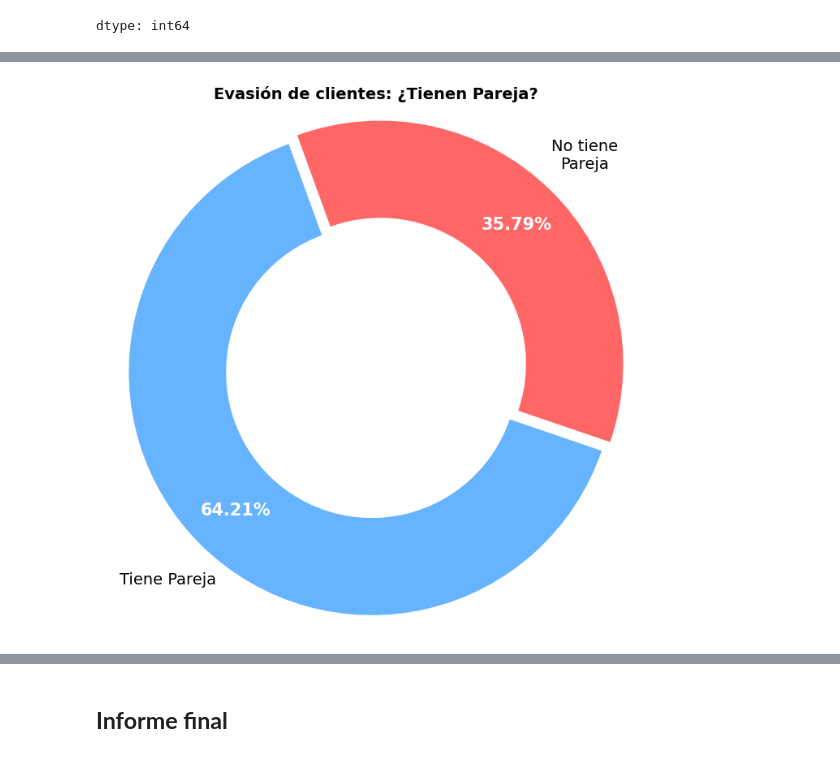
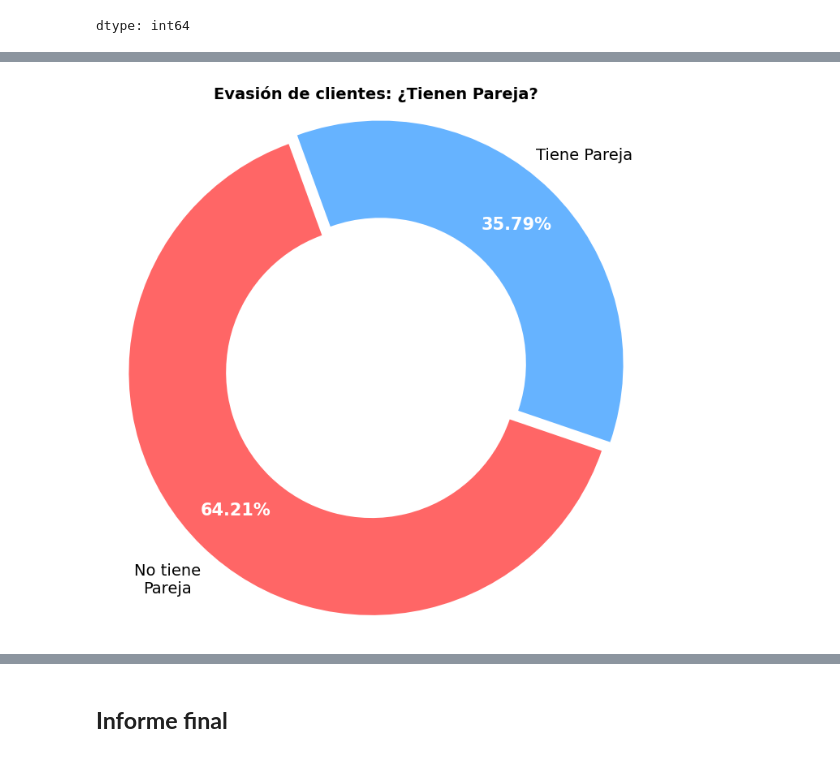
Before and after one commit to DanielRaiicHu/TelecomX, a Jupyter notebook: TelecomX.ipynb, the cells around one changed output, grey strips where cells are left out. Drawn from its saved outputs; the diff is of its cells as text; code cells hidden in the pictures.

```diff
--- a/TelecomX.ipynb
+++ b/TelecomX.ipynb
@@ -537,7 +537,7 @@ wedges, texts, autotexts = ax.pie(
     cliente_evade,
     labels=etiquetas,
     autopct='%1.2f%%',
-    startangle=90,
+    startangle=100,
     colors=[color_si, color_no],
     explode=(0.05, 0),
     textprops= {'fontsize': 14, 'color':'black'}
@@ -563,7 +571,7 @@ plt.show()
 evasion_genero = df_evasion['Genero'].value_counts()
 
 # Crear etiquetas para el gráfico
-etiquetas = ['Masculino', 'Femenino']
+etiquetas = ['Mujeres','Hombres']
 
 # Crear figura y ejes
 fig, ax = plt.subplots(figsize=(7, 7))
@@ -575,7 +583,7 @@ wedges, texts, autotexts = ax.pie(
     labels=etiquetas,
     autopct='%1.2f%%',
     startangle=40,
-    colors=[color_masculino, color_femenino],
+    colors=[color_femenino, color_masculino],
     explode=(0.05, 0),
     textprops= {'fontsize': 14, 'color':'black'},
     wedgeprops={'width': 0.4},
@@ -602,7 +618,7 @@ plt.show()
 evasion_adulto_m = df_evasion['AdultoMayor'].value_counts()
 
 # Crear etiquetas para el gráfico
-etiquetas = ['Es\nAdulto Mayor', 'No es\nAdulto Mayor']
+etiquetas = ['No es\nAdulto Mayor','Es\nAdulto Mayor']
 
 # Crear figura y ejes
 fig, ax = plt.subplots(figsize=(7, 7))
@@ -614,7 +630,7 @@ wedges, texts, autotexts = ax.pie(
     labels=etiquetas,
     autopct='%1.2f%%',
     startangle=94,
-    colors=[color_si, color_no],
+    colors=[color_no,color_si],
     explode=(0.05, 0),
     textprops= {'fontsize': 14, 'color':'black','ha': 'center'},
     wedgeprops={'width': 0.4},
@@ -640,40 +664,40 @@ plt.show()
 # %%
 # Porcentaje de evasión en clientes con pareja
-cliente_evade = df_evasion['TienePareja'].value_counts()
+evasion_pareja = df_evasion['TienePareja'].value_counts()
 
 # Crear etiquetas para el gráfico
-etiquetas = ['Tiene Pareja', 'No tiene\nPareja']
+etiquetas = ['No tiene\nPareja','Tiene Pareja']
 
 # Crear figura y ejes
 fig, ax = plt.subplots(figsize=(7, 7))
 
 # Crear el gráfico de torta
 # Guardamos los textos generados para poder modificarlos
 wedges, texts, autotexts = ax.pie(
-    cliente_evade,
+    evasion_pareja,
     labels=etiquetas,
     autopct='%1.2f%%',
     startangle=110,
-    colors=[color_si, color_no],
+    colors=[color_no,color_si],
     explode=(0.05, 0),
     textprops= {'fontsize': 14, 'color':'black','ha': 'center'},
     wedgeprops={'width': 0.4},
     pctdistance=0.8,
     labeldistance=1.2
 )
 
 # Personalizar solo los porcentajes (textos internos)
 for autotext in autotexts:
     autotext.set_color('white')     # Color del texto dentro del gráfico
     autotext.set_fontsize(15)       # Tamaño de los porcentajes
     autotext.set_fontweight('bold') # Colocar en negrita
 
 # Ajustes de presentación
 ax.set_title('Evasión de clientes: ¿Tienen Pareja?', fontsize=14, fontweight='bold')
 ax.axis('equal')  # Asegura que el gráfico sea perfectamente circular
 
 # Mostrar
 plt.tight_layout()
 plt.show()
 # %% [output]
-[figure, old version]
+[figure, new version]
```
Also changed, not shown: parts of 8 cells of this notebook.
